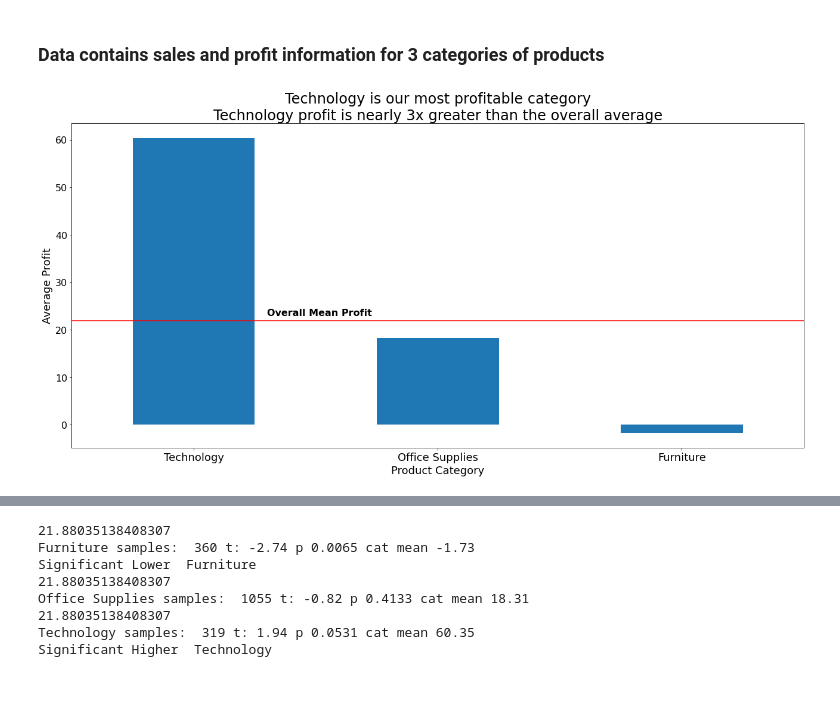
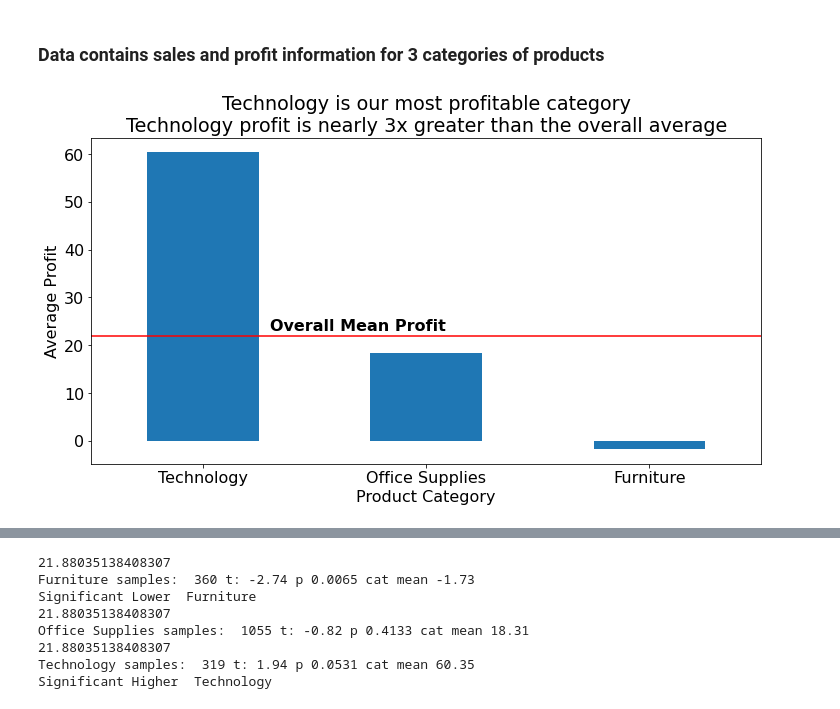
Before and after one commit to superstore-stephen-jesse/superstor-time-series-project, a Jupyter notebook: final_report.ipynb, the cells around one changed output, grey strips where cells are left out. Drawn from its saved outputs; the diff is of its cells as text; code cells hidden in the pictures.

```diff
--- a/final_report.ipynb
+++ b/final_report.ipynb
@@ -42,14 +33,13 @@ df.shape
 # %% [markdown]
 ### Data contains sales and profit information for 3 categories of products
 # %%
-plt.figure(figsize=(22,10))
 df.groupby("category").profit.mean().sort_values(ascending=False).plot.bar()
-plt.title('Technology is our most profitable category\nTechnology profit is nearly 3x greater than the overall average', fontsize=24)
+plt.title('Technology is our most profitable category\nTechnology profit is nearly 3x greater than the overall average')
 plt.axhline(df.profit.mean(), color = 'r')
 plt.annotate('Overall Mean Profit', xy=(0.3,23), fontweight='bold')
-plt.xticks(rotation=0, fontsize=18)
-plt.xlabel("Product Category", fontsize=18)
-plt.ylabel("Average Profit", fontsize=18)
+plt.xticks(rotation=0)
+plt.xlabel("Product Category")
+plt.ylabel("Average Profit")
 plt.show()
 # %% [output]
-[figure, old version]
+[figure, new version]
```
Also changed, not shown: parts of 22 cells of this notebook.
